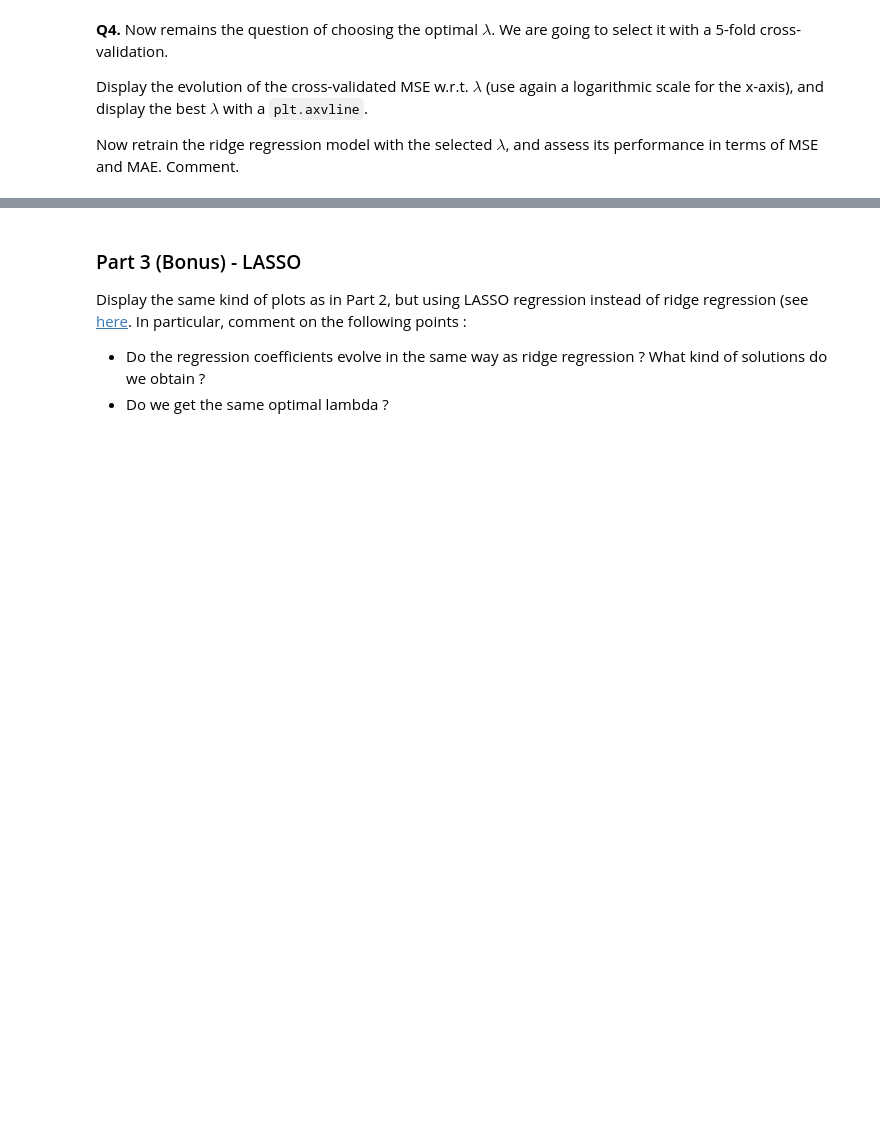
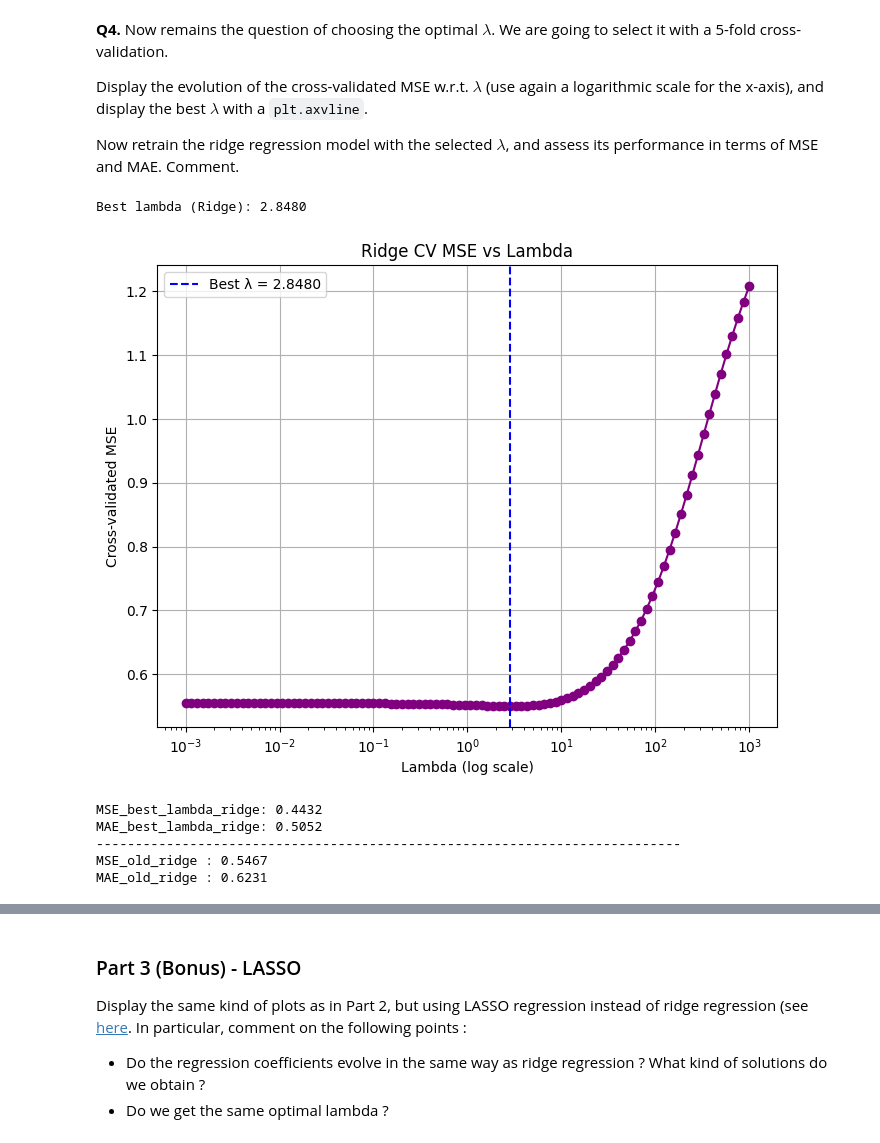
Before and after one commit to milanolivia/decision-apprentissage, a Jupyter notebook: lab1_AMORRI_MILANO/lab1.ipynb, the cells around one changed output, grey strips where cells are left out. Saved outputs shown, nothing was run; the diff lists cells and outputs as text; code cells hidden in the pictures; blank space fills up the shorter version.

```diff
--- a/lab1_AMORRI_MILANO/lab1.ipynb
+++ b/lab1_AMORRI_MILANO/lab1.ipynb
@@ -209,13 +402,62 @@ Now retrain the ridge regression model with the selected $\lambda$, and assess i
 # %%
 from sklearn.model_selection import KFold
 
-# Set-up cross-validation
+
+lambdas = np.logspace(-3, 3, 100)
 kf = KFold(n_splits=5)
 
-for train_index, val_index in kf.split(X_train):
-    X_train_new, X_val = X_train[train_index], X_train[val_index]
-    y_train_new, y_val = y_train[train_index], y_train[val_index]
+mse_cv = []
 
-    ##########
-    ## YOUR CODE HERE
-    ##########
+for l in lambdas:
+    ridge = Ridge(alpha=l, fit_intercept=True)
+    mse_folds = []
+    # Set-up cross-validation
+    for train_index, val_index in kf.split(X_train_std):
+        X_train_new, X_val = X_train_std[train_index], X_train_std[val_index]
+        y_train_new, y_val = y_train[train_index], y_train[val_index]
+
+        ridge.fit(X_train_new, y_train_new)
+        y_pred = ridge.predict(X_val)
+        mse_folds.append(mean_squared_error(y_val, y_pred))
+
+    mse_cv.append(np.mean(mse_folds))  # average MSE across folds
+
+mse_cv = np.array(mse_cv)
+best_idx = np.argmin(mse_cv)
+best_lambda_ridge = lambdas[best_idx]
+
+print(f"Best lambda (Ridge): {best_lambda_ridge:.4f}")
+
+plt.figure(figsize=(8, 6))
+plt.plot(lambdas, mse_cv, marker='o', color="purple")
+plt.xscale('log')
+plt.xlabel('Lambda (log scale)')
+plt.ylabel('Cross-validated MSE')
+plt.title('Ridge CV MSE vs Lambda')
+plt.axvline(best_lambda_ridge, color='blue', linestyle='--', label=f'Best λ = {best_lambda_ridge:.4f}')
+plt.legend()
+plt.grid(True)
+plt.show()
+
+ridge_best = Ridge(alpha=best_lambda_ridge, fit_intercept=True)
+ridge_best.fit(X_train, y_train)
+
+y_pred = ridge_best.predict(X_train)  # or use X_test if you have it
+
+mse_final_ridge = mean_squared_error(y_train, y_pred)
+mae_final_ridge = mean_absolute_error(y_train, y_pred)
+
+print(f"MSE_best_lambda_ridge: {mse_final_ridge:.4f}")
+print(f"MAE_best_lambda_ridge: {mae_final_ridge:.4f}")
+print("---"*25)
+
+print(f"MSE_old_ridge : {MSE_ridge:.4f}")
+print(f"MAE_old_ridge : {MAE_ridge:.4f}")
+# %% [output]
+Best lambda (Ridge): 2.8480
+[figure, added]
+MSE_best_lambda_ridge: 0.4432
+MAE_best_lambda_ridge: 0.5052
+---------------------------------------------------------------------------
+MSE_old_ridge : 0.5467
+MAE_old_ridge : 0.6231
```
Also changed, not shown: parts of 11 cells of this notebook.
